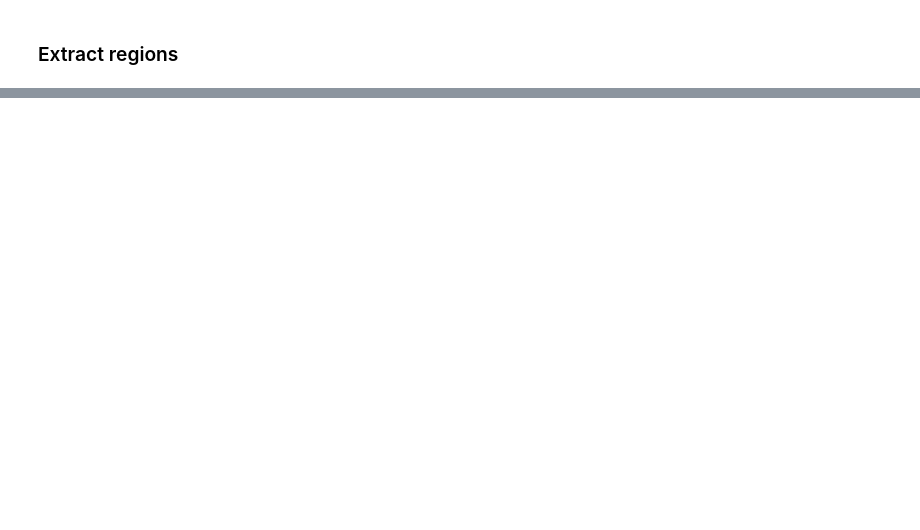
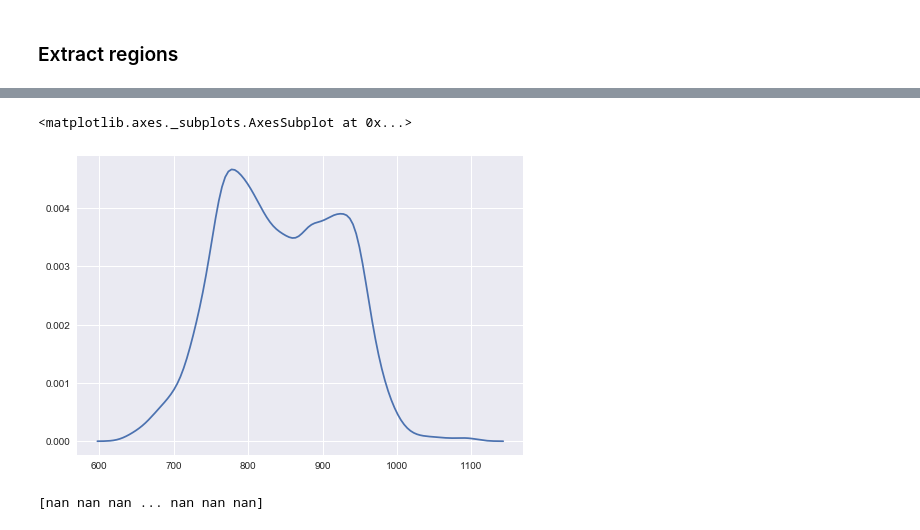
Before and after one commit to kmunve/APS, a Jupyter notebook: aps/notebooks/freezing_level.ipynb, the cells around one changed output, grey strips where cells are left out. Cells and saved outputs as stored; diff of their text form; code cells hidden in the pictures; blank space fills up the shorter version.

```diff
--- a/aps/notebooks/freezing_level.ipynb
+++ b/aps/notebooks/freezing_level.ipynb
@@ -117,4 +136,9 @@ import seaborn as sns
 # %%
-sns.kdeplot(fl_3034.flatten())
+sns.kdeplot(fl_region.flatten())
+# %% [output]
+<matplotlib.axes._subplots.AxesSubplot at 0x...>
+[figure, added]
 # %%
-print(fl_3034.flatten())
+print(fl_region.flatten())
+# %% [output]
+[nan nan nan ... nan nan nan]
```
Also changed, not shown: parts of 11 cells of this notebook, 1 other file.
